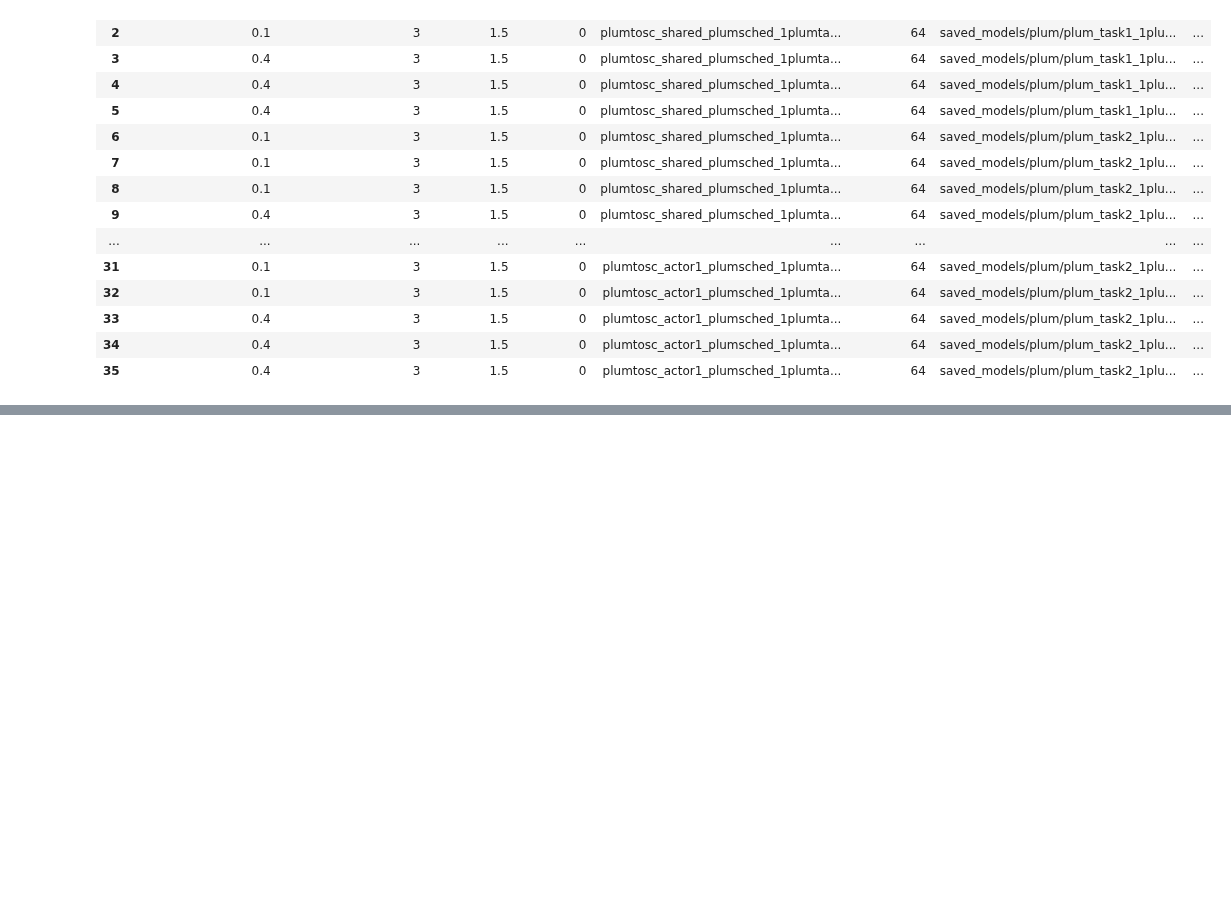
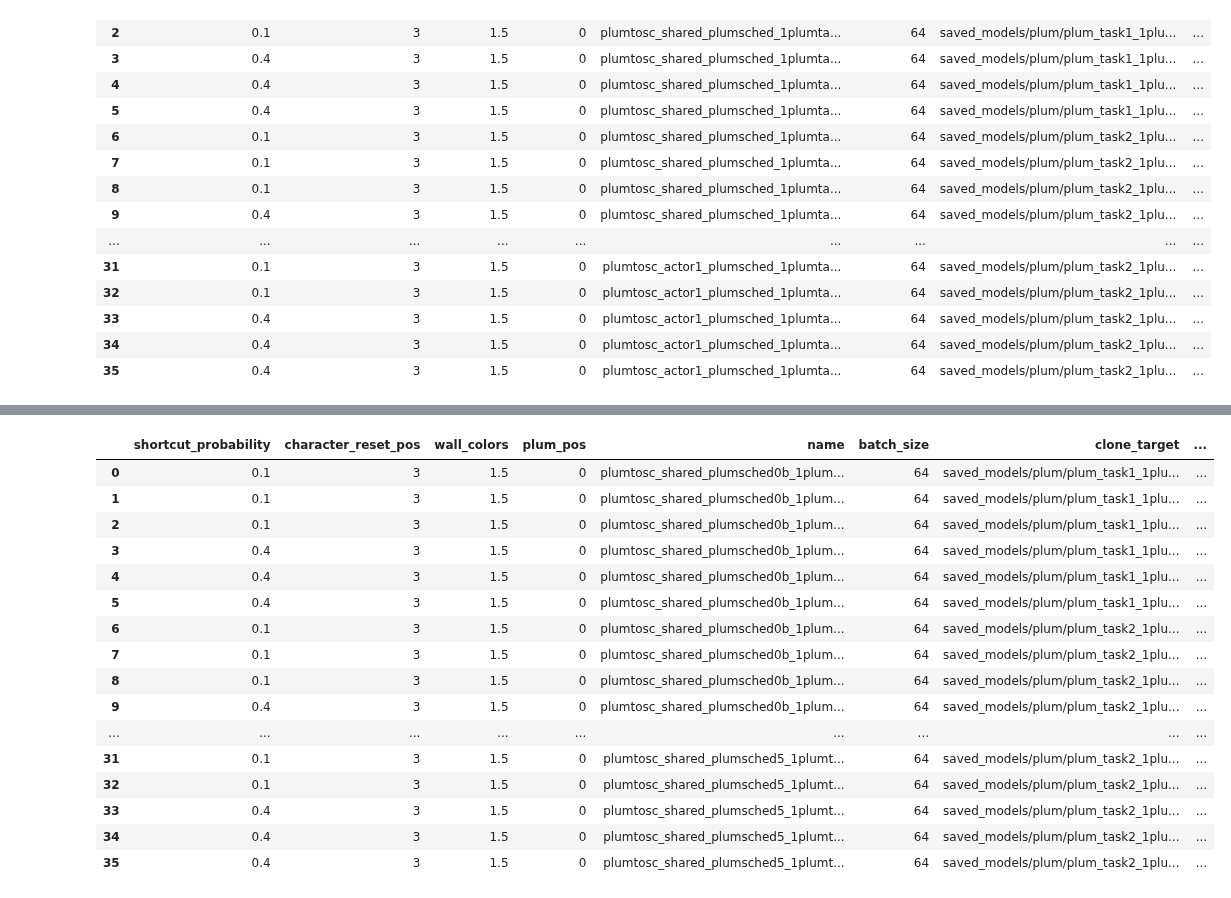
Before and after one commit to liuandrew/ppo_aux, a Jupyter notebook: write_and_test/write_experiments.ipynb, the cells around one changed output, grey strips where cells are left out. Saved outputs shown, nothing was run; the diff lists cells and outputs as text; code cells hidden in the pictures; blank space fills up the shorter version.

```diff
--- a/write_and_test/write_experiments.ipynb
+++ b/write_and_test/write_experiments.ipynb
@@ -4360,0 +4623,96 @@ pd.DataFrame(rows)
+# %%
+num_trials = 3
+probs = [0.1, 0.4]
+tasks = [1, 2] # original plum envs
+rows = []
+batch = 64
+# plum schedule in the sc env
+schedules = [
+    [0, 100_000, 200_000, 300_000],
+    [0, 200_000, 400_000, 600_000],
+    [0]
+]
+schedule_labels = ['0b', '1b', 5]
+step_args = [[0, 1, 2, 3], [0, 1, 2, 3], [3]]
+
+clone_set = ['shared', 'actor0', 'actor1']
+clone_param = {'clone_layers': 'gru,shared0',
+     'copy_obs_rms': True,
+     'freeze_obs_rms': False}
+
+clone_path_formatter = 'saved_models/plum/plum_task{task}_1plum_t{t}.pt'
+for j, schedule in enumerate(schedules):
+    for m, task in enumerate(tasks):
+        for n, p in enumerate(probs):
+            for i in range(num_trials):
+                clone_path = clone_path_formatter.format(task=task, t=i)
+                clone_param['clone_path'] = clone_path
+
+                schedule_label = schedule_labels[j]
+                step_arg = step_args[j]
+
+                exp_name = f'plumtosc_shared_plumsched{schedule_label}_1plumtask{task}p{p}_t{i}'
+
+                env_kwargs = {'shortcut_probability': p,
+                              'character_reset_pos': 3,
+                              'wall_colors': 1.5,
+                              'plum_pos': 0}
+                seed = i + 10*(m+1) + 100*(n+1) + 200 + (j+1)*1000 + 10000*(l+1)
+                row = env_kwargs.copy()
+                row['name'] = exp_name
+                row['batch_size'] = batch
+                row['clone_target'] = clone_path
+                row['seed'] = seed
+
+                rows.append(row)
+                config = {
+                    'wandb_project_name': 'Nav_Shared_Layers',
+                    'exp_name': exp_name,
+                    'save_name': exp_name,
+                    'num_env_steps': 3000000,
+                    'env_name': 'ShortcutNav-v0',
+                    'algo': 'ppo',
+                    'num_mini_batch': 10,
+                    'num_processes': 100,
+                    'num_steps': batch,
+
+                    'normalize': False,
+
+                    'checkpoint_interval': 10,
+                    'save_dir': 'plumtosc',
+
+                    'recurrent': True,
+                    'seed': seed,
+                    'no_cuda': True,
+                    'env_kwargs': env_kwargs,
+
+                    'nn_base': 'DelayedRNNPPO',
+                    'nn_base_kwargs': {'hidden_size': 64},
+
+                    'clone_parameter_experiment': True,
+                    'clone_args': clone_param,
+
+                    'use_universal_step': {'on': True, 'schedule': schedule, 'step_args': step_arg}
+                }
+
+                pickle.dump(config, open('../experiment_configs/' + exp_name, 'wb'))
+
+pd.DataFrame(rows)
+# %% [output]
+|  | shortcut_probability | character_reset_pos | wall_colors | plum_pos | name | batch_size | clone_target | ... |
+| 0 | 0.1 | 3 | 1.5 | 0 | plumtosc_shared_plumsched0b_1plum... | 64 | saved_models/plum/plum_task1_1plu... | ... |
+| 1 | 0.1 | 3 | 1.5 | 0 | plumtosc_shared_plumsched0b_1plum... | 64 | saved_models/plum/plum_task1_1plu... | ... |
+| 2 | 0.1 | 3 | 1.5 | 0 | plumtosc_shared_plumsched0b_1plum... | 64 | saved_models/plum/plum_task1_1plu... | ... |
+| 3 | 0.4 | 3 | 1.5 | 0 | plumtosc_shared_plumsched0b_1plum... | 64 | saved_models/plum/plum_task1_1plu... | ... |
+| 4 | 0.4 | 3 | 1.5 | 0 | plumtosc_shared_plumsched0b_1plum... | 64 | saved_models/plum/plum_task1_1plu... | ... |
+| 5 | 0.4 | 3 | 1.5 | 0 | plumtosc_shared_plumsched0b_1plum... | 64 | saved_models/plum/plum_task1_1plu... | ... |
+| 6 | 0.1 | 3 | 1.5 | 0 | plumtosc_shared_plumsched0b_1plum... | 64 | saved_models/plum/plum_task2_1plu... | ... |
+| 7 | 0.1 | 3 | 1.5 | 0 | plumtosc_shared_plumsched0b_1plum... | 64 | saved_models/plum/plum_task2_1plu... | ... |
+| 8 | 0.1 | 3 | 1.5 | 0 | plumtosc_shared_plumsched0b_1plum... | 64 | saved_models/plum/plum_task2_1plu... | ... |
+| 9 | 0.4 | 3 | 1.5 | 0 | plumtosc_shared_plumsched0b_1plum... | 64 | saved_models/plum/plum_task2_1plu... | ... |
+| ... | ... | ... | ... | ... | ... | ... | ... | ... |
+| 31 | 0.1 | 3 | 1.5 | 0 | plumtosc_shared_plumsched5_1plumt... | 64 | saved_models/plum/plum_task2_1plu... | ... |
+| 32 | 0.1 | 3 | 1.5 | 0 | plumtosc_shared_plumsched5_1plumt... | 64 | saved_models/plum/plum_task2_1plu... | ... |
+| 33 | 0.4 | 3 | 1.5 | 0 | plumtosc_shared_plumsched5_1plumt... | 64 | saved_models/plum/plum_task2_1plu... | ... |
+| 34 | 0.4 | 3 | 1.5 | 0 | plumtosc_shared_plumsched5_1plumt... | 64 | saved_models/plum/plum_task2_1plu... | ... |
+| 35 | 0.4 | 3 | 1.5 | 0 | plumtosc_shared_plumsched5_1plumt... | 64 | saved_models/plum/plum_task2_1plu... | ... |
```
Also changed, not shown: parts of 9 cells of this notebook, 5 other files.
